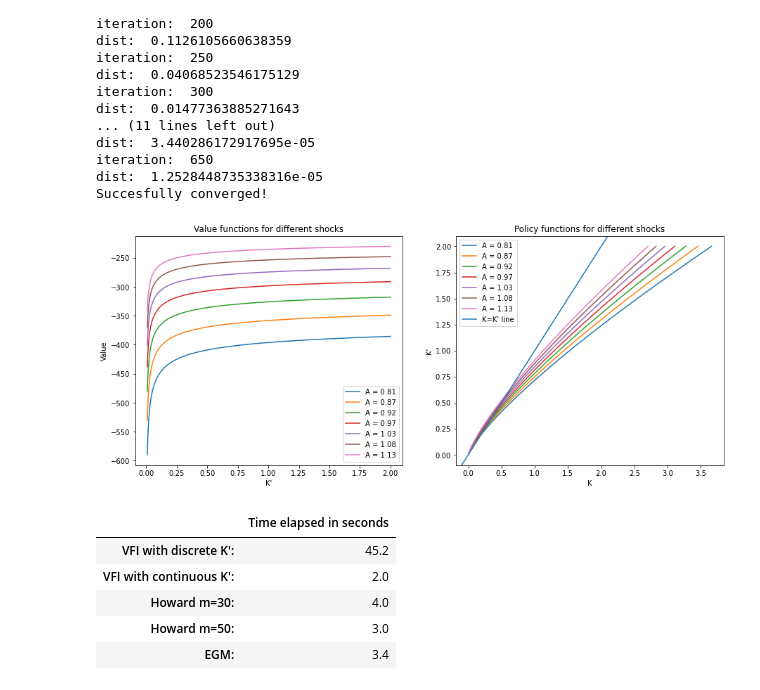
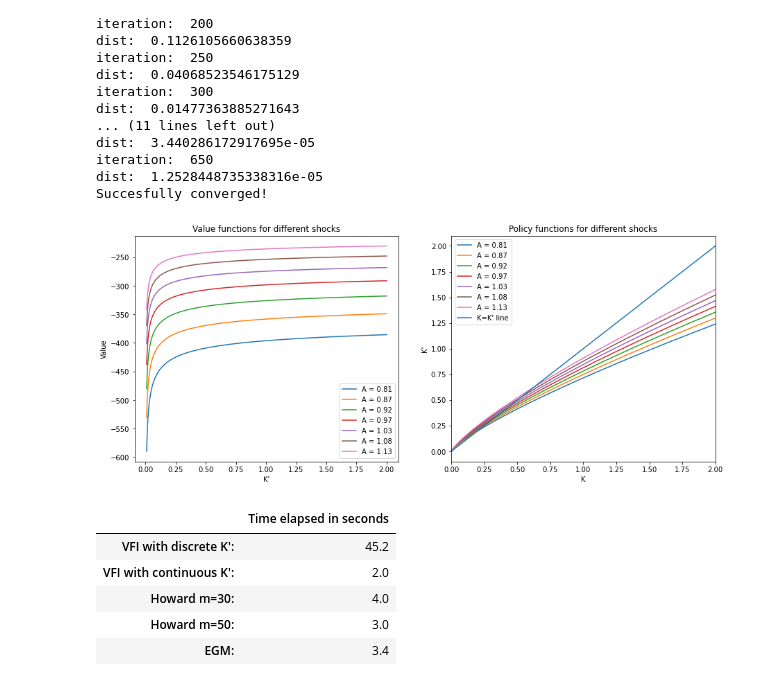
Before and after one commit to hamecetin/Quantitative_Methods_2, a Jupyter notebook: PS4/ps4.ipynb, the cells around one changed output. Saved outputs shown, nothing was run; the diff lists cells and outputs as text; code cells hidden in the pictures.

```diff
--- a/PS4/ps4.ipynb
+++ b/PS4/ps4.ipynb
@@ -210,22 +210,23 @@ for i in range(n_A):
 # %%
 fig, ax = plt.subplots(1,2, figsize=(15,6))
 for i in range(n_A//2):
     ax[0].plot(Kp,V_1[2*i,:], label=f'A = {np.round(A[2*i],2)}')
 ax[0].set_xlabel("K'")
 ax[0].set_ylabel("Value")
 ax[0].set_title(f'Value functions for different shocks')
 ax[0].legend()
 
 for i in range(n_A//2):
     ax[1].plot( k_policy[2*i,:],Kp, label=f'A = {np.round(A[2*i],2)}')
 ax[1].set_xlabel("K")
 ax[1].set_ylabel("K'")
 ax[1].set_title(f'Policy functions for different shocks')
 ax[1].axline((0,0), (np.max(Kp), np.max(Kp)), label="K=K' line")
+ax[1].set_xlim([0,2])
 ax[1].legend()
 plt.show()
 # %% [output]
-[figure, old version]
+[figure, new version]
 # %%
 d = {"Time elapsed in seconds": [45.2, 1200, 4,3, 3.4]}
 #, : 2,: 3,: 2, "EGM": 3.4
```
